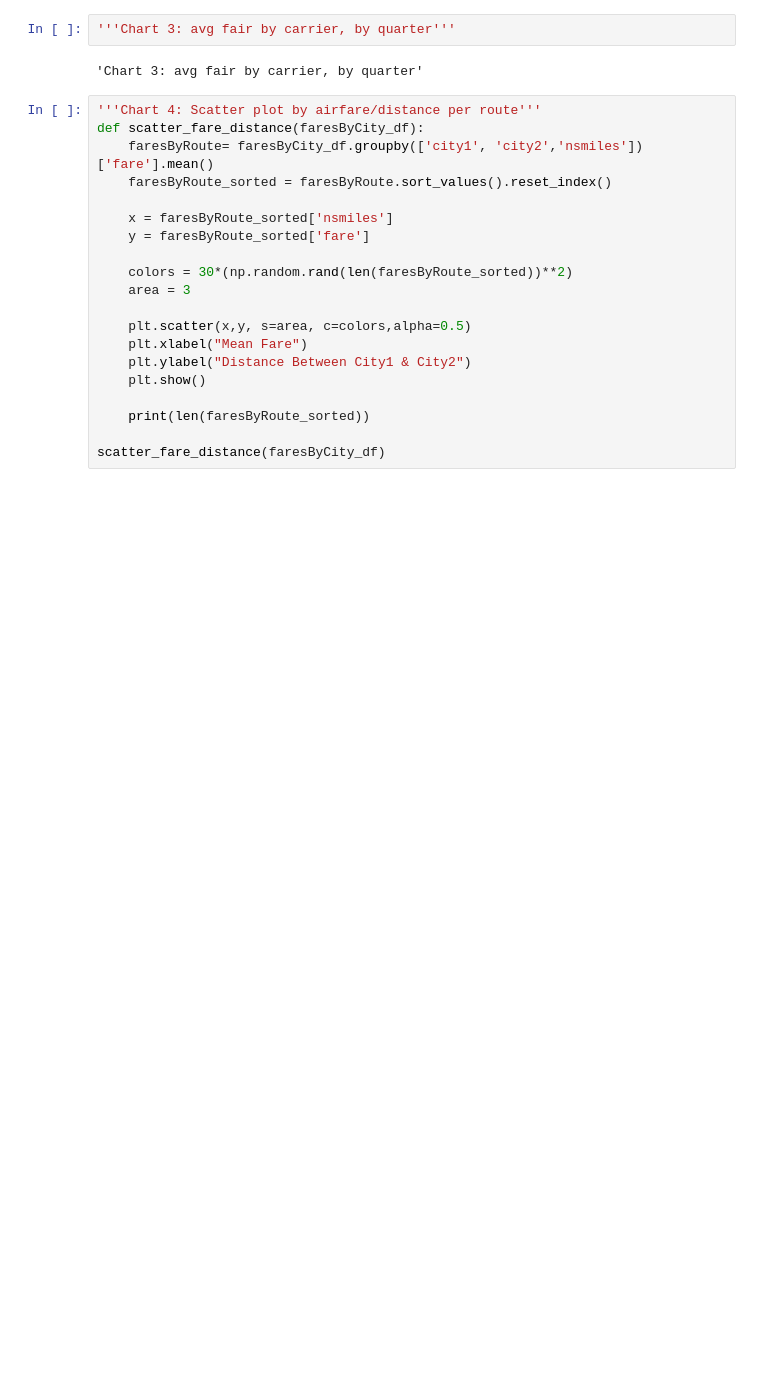
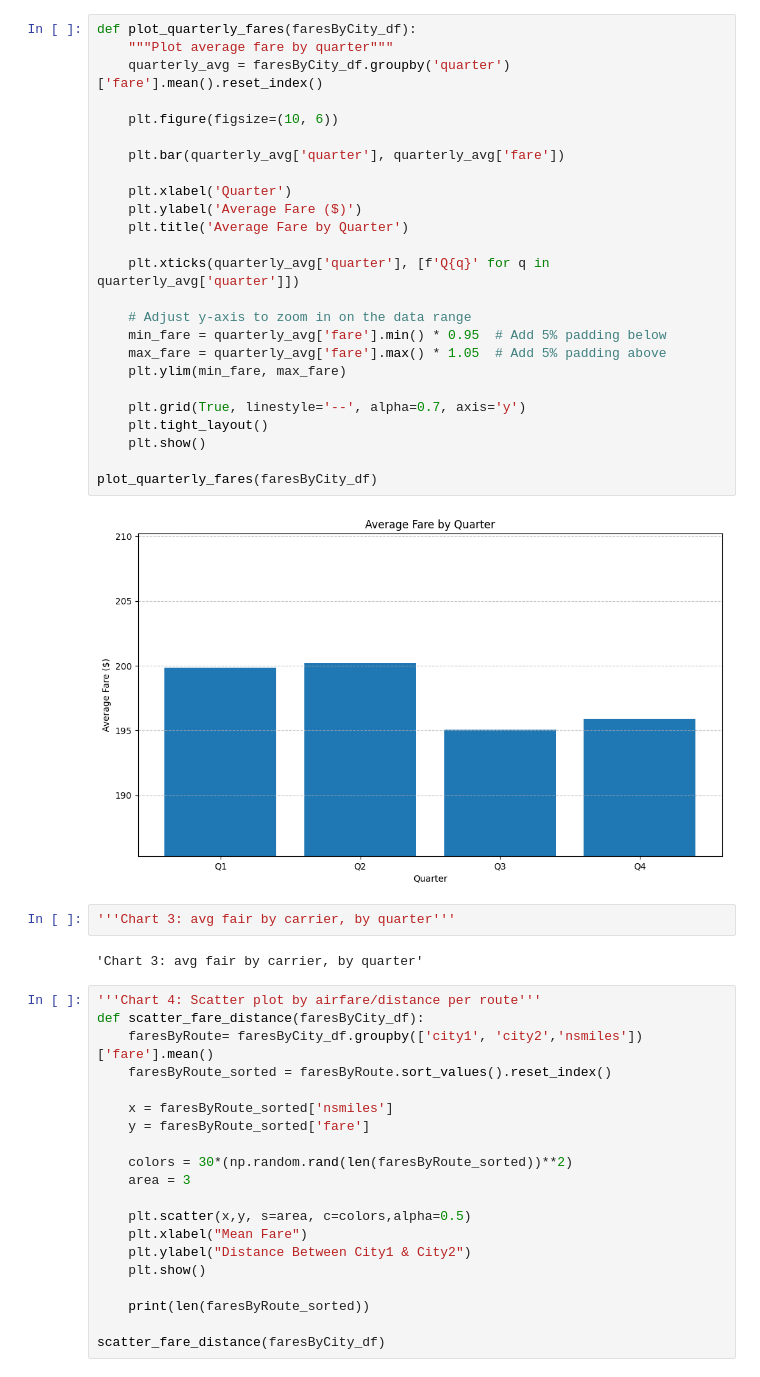
Before and after one commit to devinar25/flight-data-proj, a Jupyter notebook: main.ipynb, the cells around one changed output. Saved outputs shown, nothing was run; the diff lists cells and outputs as text; blank space fills up the shorter version.

```diff
--- a/main.ipynb
+++ b/main.ipynb
@@ -113,3 +92,30 @@ plot_quarterly_city_fares(faresByCity_df)
+# %%
+def plot_quarterly_fares(faresByCity_df):
+    """Plot average fare by quarter"""
+    quarterly_avg = faresByCity_df.groupby('quarter')['fare'].mean().reset_index()
+
+    plt.figure(figsize=(10, 6))
+
+    plt.bar(quarterly_avg['quarter'], quarterly_avg['fare'])
+
+    plt.xlabel('Quarter')
+    plt.ylabel('Average Fare ($)')
+    plt.title('Average Fare by Quarter')
+
+    plt.xticks(quarterly_avg['quarter'], [f'Q{q}' for q in quarterly_avg['quarter']])
+
+    # Adjust y-axis to zoom in on the data range
+    min_fare = quarterly_avg['fare'].min() * 0.95  # Add 5% padding below
+    max_fare = quarterly_avg['fare'].max() * 1.05  # Add 5% padding above
+    plt.ylim(min_fare, max_fare)
+
+    plt.grid(True, linestyle='--', alpha=0.7, axis='y')
+    plt.tight_layout()
+    plt.show()
+
+plot_quarterly_fares(faresByCity_df)
+# %% [output]
+[figure, added]
 # %%
 '''Chart 3: avg fair by carrier, by quarter'''
 # %% [output]
```
Also changed, not shown: parts of 15 cells of this notebook.
